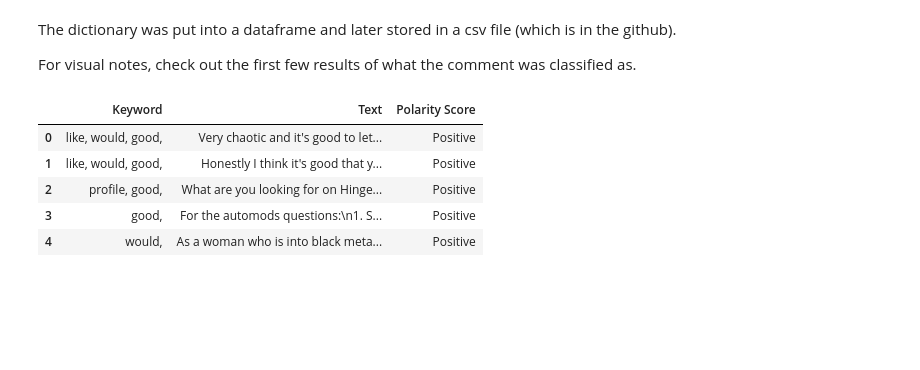
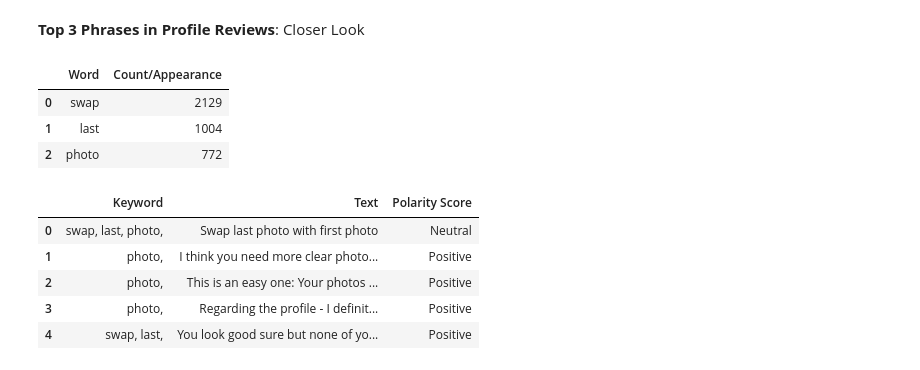
Before and after one commit to taihara1/stc510, a Jupyter notebook: Exploring Dating Advice Using Sentiment Analysis.ipynb, the cells around one changed output. Drawn from its saved outputs; the diff is of its cells as text; code cells hidden in the pictures; blank space fills up the shorter version.

```diff
--- a/Exploring Dating Advice Using Sentiment Analysis.ipynb
+++ b/Exploring Dating Advice Using Sentiment Analysis.ipynb
@@ -178,17 +167,23 @@ for each_sentence in topword_data_sample['Text']:
-# %% [markdown]
-The dictionary was put into a dataframe and later stored in a csv file (which is in the github).
-
-For visual notes, check out the first few results of what the comment was classified as.
-# %%
-df = pd.DataFrame(topword_data_sample)
-df.head(5)
-# %% [output]
-|  | Keyword | Text | Polarity Score |
-| 0 | like, would, good, | Very chaotic and it's good to let... | Positive |
-| 1 | like, would, good, | Honestly I think it's good that y... | Positive |
-| 2 | profile, good, | What are you looking for on Hinge... | Positive |
-| 3 | good, | For the automods questions:\n1. S... | Positive |
-| 4 | would, | As a woman who is into black meta... | Positive |
+# %% [markdown]
+**Top 3 Phrases in Profile Reviews**: Closer Look
+# %%
+#A Dataframe to see the number of appearances a word appears in
+pd.DataFrame(topthree_occur)
+# %% [output]
+|  | Word | Count/Appearance |
+| 0 | swap | 2129 |
+| 1 | last | 1004 |
+| 2 | photo | 772 |
+# %%
+df.head(5)
+#df.to_csv('hingeapp_advice.csv')
+# %% [output]
+|  | Keyword | Text | Polarity Score |
+| 0 | swap, last, photo, | Swap last photo with first photo | Neutral |
+| 1 | photo, | I think you need more clear photo... | Positive |
+| 2 | photo, | This is an easy one: Your photos ... | Positive |
+| 3 | photo, | Regarding the profile - I definit... | Positive |
+| 4 | swap, last, | You look good sure but none of yo... | Positive |
 # %%
 df['Polarity Score'].value_counts()
 # %% [output]
```
Also changed, not shown: parts of 49 cells of this notebook.
